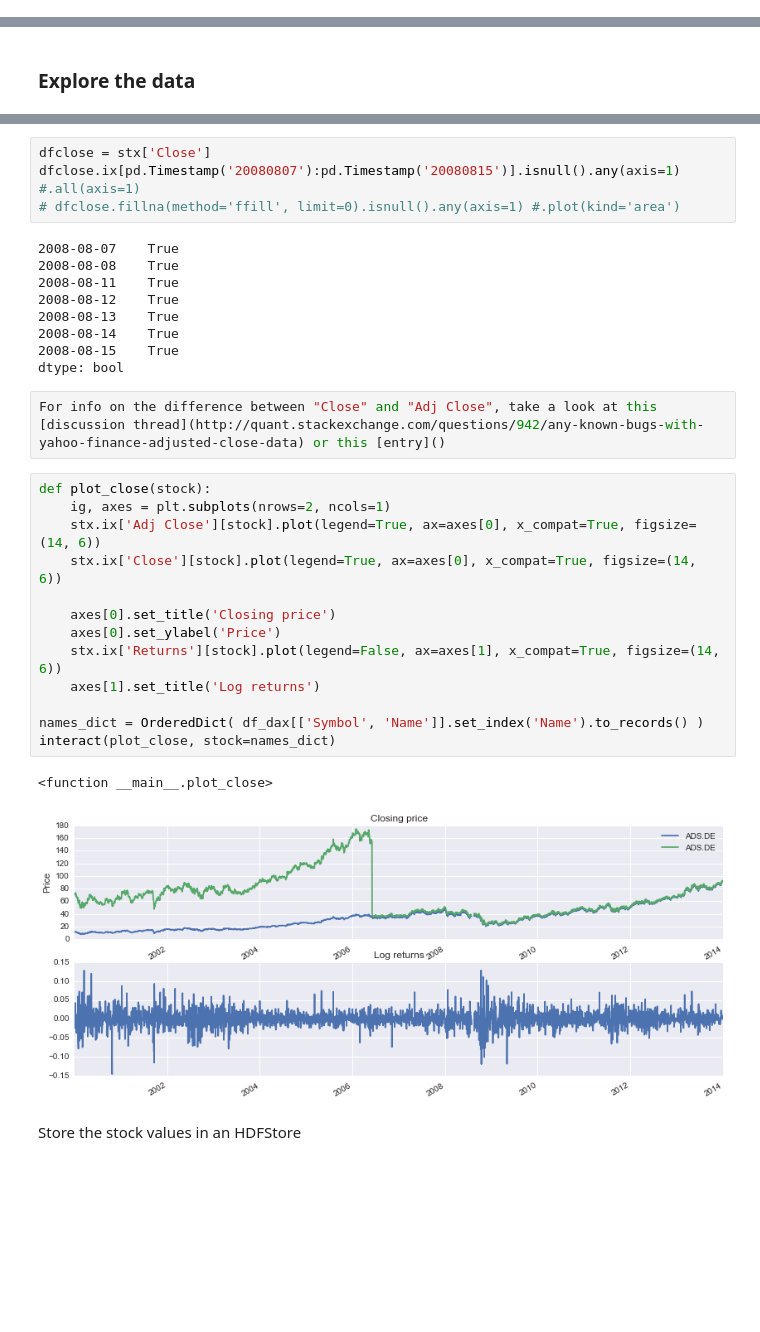
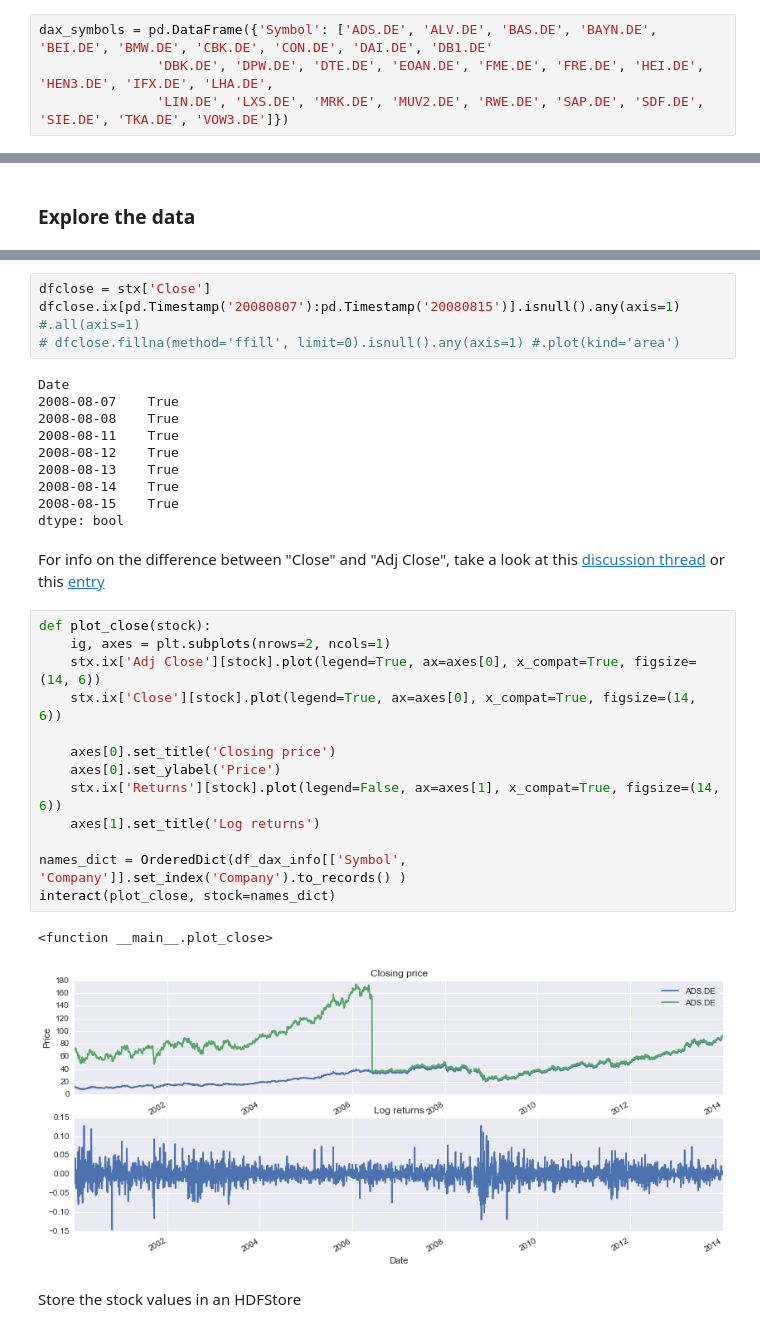
Before and after one commit to mvaz/PyData2014-Berlin, a Jupyter notebook: 1 - DAX30.ipynb, the cells around one changed output, grey strips where cells are left out. Cells and saved outputs as stored; diff of their text form; blank space fills up the shorter version.

```diff
--- a/1 - DAX30.ipynb
+++ b/1 - DAX30.ipynb
@@ -30,3 +28,7 @@ dax_symbols = pd.read_clipboard()
+# %%
+dax_symbols = pd.DataFrame({'Symbol': ['ADS.DE', 'ALV.DE', 'BAS.DE', 'BAYN.DE', 'BEI.DE', 'BMW.DE', 'CBK.DE', 'CON.DE', 'DAI.DE', 'DB1.DE'
+               'DBK.DE', 'DPW.DE', 'DTE.DE', 'EOAN.DE', 'FME.DE', 'FRE.DE', 'HEI.DE', 'HEN3.DE', 'IFX.DE', 'LHA.DE',
+               'LIN.DE', 'LXS.DE', 'MRK.DE', 'MUV2.DE', 'RWE.DE', 'SAP.DE', 'SDF.DE', 'SIE.DE', 'TKA.DE', 'VOW3.DE']})
 # %% [markdown]
 Get further info on the DAX components
 # %%
@@ -170,6 +192,7 @@ dfclose = stx['Close']
 dfclose.ix[pd.Timestamp('20080807'):pd.Timestamp('20080815')].isnull().any(axis=1) #.all(axis=1)
 # dfclose.fillna(method='ffill', limit=0).isnull().any(axis=1) #.plot(kind='area')
 # %% [output]
+Date
 2008-08-07    True
 2008-08-08    True
 2008-08-11    True
@@ -178,24 +201,24 @@ dfclose.ix[pd.Timestamp('20080807'):pd.Timestamp('20080815')].isnull().any(axis=
 2008-08-14    True
 2008-08-15    True
 dtype: bool
-# %%
-For info on the difference between "Close" and "Adj Close", take a look at this [discussion thread](http://quant.stackexchange.com/questions/942/any-known-bugs-with-yahoo-finance-adjusted-close-data) or this [entry]()
+# %% [markdown]
+For info on the difference between "Close" and "Adj Close", take a look at this [discussion thread](http://quant.stackexchange.com/questions/942/any-known-bugs-with-yahoo-finance-adjusted-close-data) or this [entry]()
 # %%
 def plot_close(stock):
     ig, axes = plt.subplots(nrows=2, ncols=1)
     stx.ix['Adj Close'][stock].plot(legend=True, ax=axes[0], x_compat=True, figsize=(14, 6))
     stx.ix['Close'][stock].plot(legend=True, ax=axes[0], x_compat=True, figsize=(14, 6))
 
     axes[0].set_title('Closing price')
     axes[0].set_ylabel('Price')
     stx.ix['Returns'][stock].plot(legend=False, ax=axes[1], x_compat=True, figsize=(14, 6))
     axes[1].set_title('Log returns')
 
-names_dict = OrderedDict( df_dax[['Symbol', 'Name']].set_index('Name').to_records() )
+names_dict = OrderedDict(df_dax_info[['Symbol', 'Company']].set_index('Company').to_records() )
 interact(plot_close, stock=names_dict)
 # %% [output]
 <function __main__.plot_close>
-[figure, old version]
+[figure, new version]
 # %% [markdown]
 Store the stock values in an HDFStore
 # %% [markdown]
```
Also changed, not shown: parts of 6 cells of this notebook, 4 other files.
